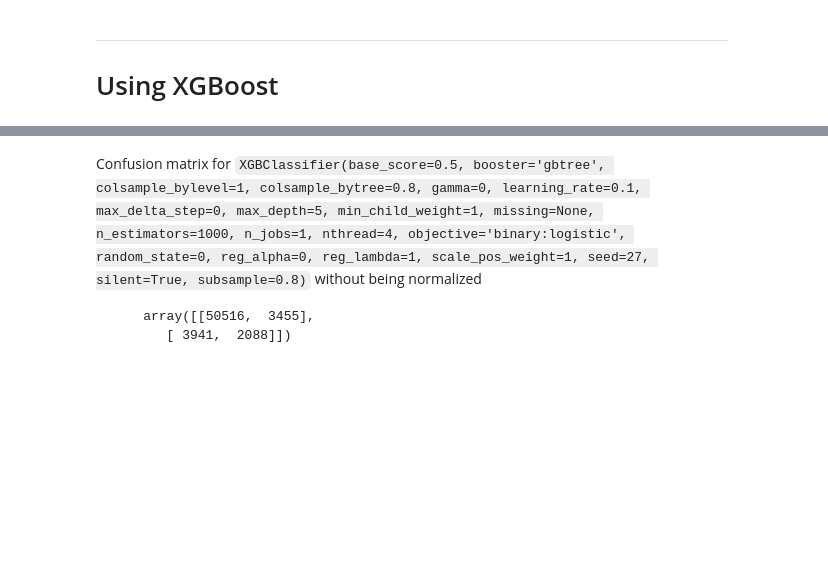
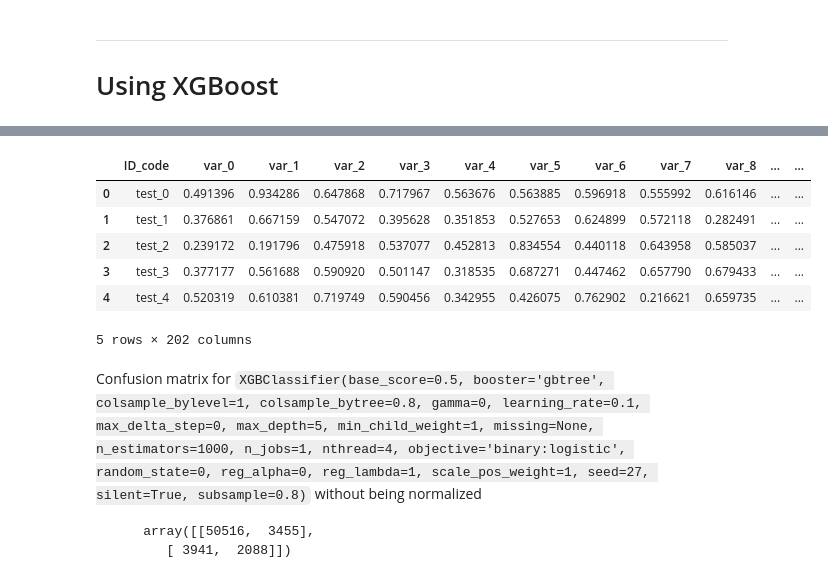
Before and after one commit to arunkundgol/kaggle-competition, a Jupyter notebook: traditional_classifiers.ipynb, the cells around one changed output, grey strips where cells are left out. Drawn from its saved outputs; the diff is of its cells as text; code cells hidden in the pictures; blank space fills up the shorter version.

```diff
--- a/traditional_classifiers.ipynb
+++ b/traditional_classifiers.ipynb
@@ -131,0 +158,7 @@ xgb.fit(df_[columns_to_select],df_['label'],eval_metric='auc')
+# %%
+train['pred']= xgb.predict(train[columns_to_select])
+train['proba'] = xgb.predict_proba(train[columns_to_select])[:,1]
+
+print("accuracy: {}".format(accuracy_score(train['target'], train['pred'])))
+print("precision score: {}".format(average_precision_score(train['pred'],train['target'])))
+print("roc auc score: {}".format(roc_auc_score(train['target'],train['proba'])))
@@ -131,0 +177,4 @@ xgb.fit(df_[columns_to_select],df_['label'],eval_metric='auc')
+# %%
+%%time
+# Training on the original dataset
+xgb.fit(train[columns_to_select], train['target'],eval_metric='auc')
@@ -142,0 +246,17 @@ testdf_['probability'] = xgb.predict_proba(testdf_[columns_to_select])[:,1]
+# %%
+# Transform the test data set with similar transformation on the train
+
+test[columns_to_select] = scaler.fit_transform(test[columns_to_select])
+
+# Apply predict on data
+test['target'] = xgb.predict(test[columns_to_select])
+# %%
+test.head()
+# %% [output]
+|  | ID_code | var_0 | var_1 | var_2 | var_3 | var_4 | var_5 | var_6 | var_7 | var_8 | ... | ... |
+| 0 | test_0 | 0.491396 | 0.934286 | 0.647868 | 0.717967 | 0.563676 | 0.563885 | 0.596918 | 0.555992 | 0.616146 | ... | ... |
+| 1 | test_1 | 0.376861 | 0.667159 | 0.547072 | 0.395628 | 0.351853 | 0.527653 | 0.624899 | 0.572118 | 0.282491 | ... | ... |
+| 2 | test_2 | 0.239172 | 0.191796 | 0.475918 | 0.537077 | 0.452813 | 0.834554 | 0.440118 | 0.643958 | 0.585037 | ... | ... |
+| 3 | test_3 | 0.377177 | 0.561688 | 0.590920 | 0.501147 | 0.318535 | 0.687271 | 0.447462 | 0.657790 | 0.679433 | ... | ... |
+| 4 | test_4 | 0.520319 | 0.610381 | 0.719749 | 0.590456 | 0.342955 | 0.426075 | 0.762902 | 0.216621 | 0.659735 | ... | ... |
+5 rows × 202 columns
```
Also changed, not shown: parts of 28 cells of this notebook, 4 other files.
